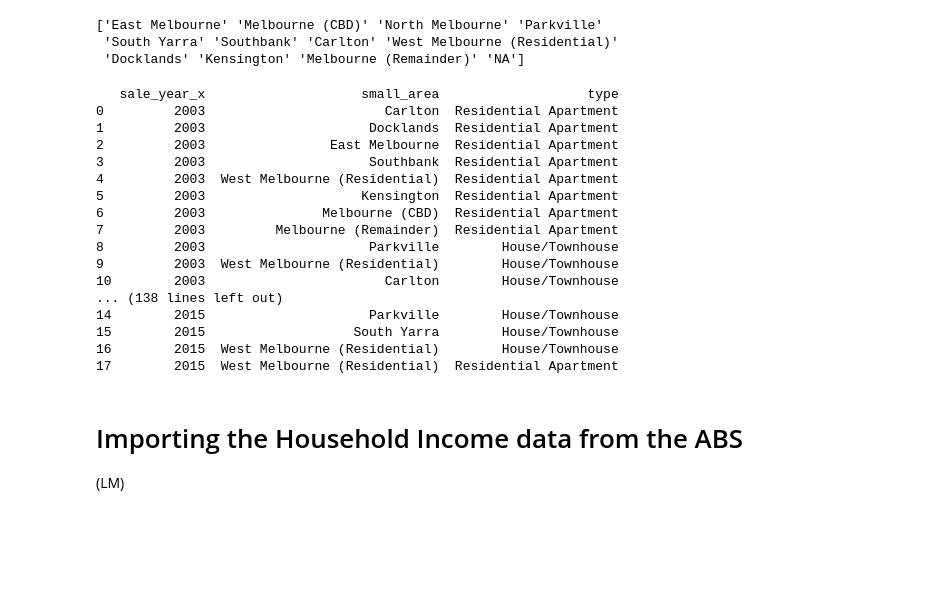
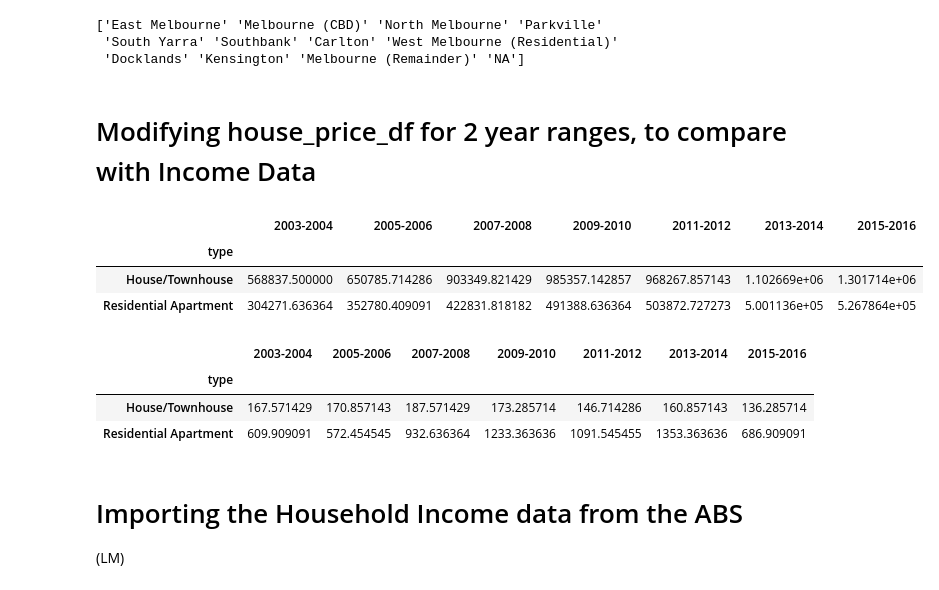
Before and after one commit to ElizabethDashwood/project-one-team2, a Jupyter notebook: HousePriceIncomeSuburb.ipynb, the cells around one changed output. Drawn from its saved outputs; the diff is of its cells as text; code cells hidden in the pictures; blank space fills up the shorter version.

Commit message:
population is now comparable to house pricing

```diff
--- a/HousePriceIncomeSuburb.ipynb
+++ b/HousePriceIncomeSuburb.ipynb
@@ -72,15 +72,15 @@ print(house_price_df["small_area"].unique())
 ['East Melbourne' 'Melbourne (CBD)' 'North Melbourne' 'Parkville'
  'South Yarra' 'Southbank' 'Carlton' 'West Melbourne (Residential)'
  'Docklands' 'Kensington' 'Melbourne (Remainder)' 'NA']
+# %% [markdown]
+# Modifying house_price_df for 2 year ranges, to compare with Income Data
 # %%
 # Modifying house_price_df for 2 year ranges, to compare with Income Data
 starting_years = list(range(2003,2015 + 1,2))
 
 # empty list to store new dictionaries
-houseTH_median_price_two_year_dict = {}
-houseTH_sum_transactions_two_year_dict = {}
-ResApt_median_price_two_year_dict = {}
-ResApt_sum_transactions_two_year_dict = {}
+median_price_two_year_dict = {}
+sum_transactions_two_year_dict = {}
 
 # loop through year ranges
 for year in starting_years:
@@ -89,41 +89,44 @@ for year in starting_years:
 
     # get intersection
     two_year = pd.merge(st_year, en_year, how ='inner', on =['small_area', 'type'])
-    average_2y = (two_year["median_price_x"] + two_year["median_price_y"])/2
 
     # get rid of "Docklands House/Townhouse" and "Southbank House/Townhouse"
+    two_year = two_year.drop(two_year[(two_year['small_area'] == 'Docklands') & (two_year['type'] == 'House/Townhouse')].index)
+    two_year = two_year.drop(two_year[(two_year['small_area'] == 'Southbank') & (two_year['type'] == 'House/Townhouse')].index)
+    two_year = two_year.reset_index(drop=True)
 
-    # for House/Townhouses
     # add together transaction counts, and average median prices
+    average_median_2y = (two_year["median_price_x"] + two_year["median_price_y"])/2
+    two_year["average_median_2y"] = average_median_2y
+    sum_transactions_2y = two_year["transaction_count_x"] + two_year["transaction_count_y"]
+    two_year["sum_transactions_2y"] = sum_transactions_2y
 
-    # for Residential Apartment
-    # add together transaction counts, and average median prices
+    # split into types
+    two_year_groupby = two_year.groupby(["type"])
+    two_year_ave_median = two_year_groupby["average_median_2y"].mean()
+    two_year_sum_transactions = two_year_groupby["sum_transactions_2y"].mean()
 
-
-    # make new dictionary - merge all dictionaries later
-    temp = {}
-    #temp.[f"%s-%s" % (year, year + 1)] = average_2y["small_area"].tolist()
-
-    print(two_year[["sale_year_x","small_area","type"]])
-    print("\n\n")
+    # put into dictionaries
+    median_price_two_year_dict[f"%s-%s" % (year, year + 1)] = two_year_ave_median
+    sum_transactions_two_year_dict[f"%s-%s" % (year, year + 1)] = two_year_sum_transactions
-# %% [output]
-   sale_year_x                    small_area                   type
-0         2003                       Carlton  Residential Apartment
-1         2003                     Docklands  Residential Apartment
-2         2003                East Melbourne  Residential Apartment
-3         2003                     Southbank  Residential Apartment
-4         2003  West Melbourne (Residential)  Residential Apartment
-5         2003                    Kensington  Residential Apartment
-6         2003               Melbourne (CBD)  Residential Apartment
-7         2003         Melbourne (Remainder)  Residential Apartment
-8         2003                     Parkville        House/Townhouse
-9         2003  West Melbourne (Residential)        House/Townhouse
-10        2003                       Carlton        House/Townhouse
-... (138 lines left out)
-14        2015                     Parkville        House/Townhouse
-15        2015                   South Yarra        House/Townhouse
-16        2015  West Melbourne (Residential)        House/Townhouse
-17        2015  West Melbourne (Residential)  Residential Apartment
+# %%
+# median price DF
+median_price_two_year_df = pd.DataFrame(median_price_two_year_dict)
+median_price_two_year_df.head(17)
+# %% [output]
+|  | 2003-2004 | 2005-2006 | 2007-2008 | 2009-2010 | 2011-2012 | 2013-2014 | 2015-2016 |
+| type |  |  |  |  |  |  |  |
+| House/Townhouse | 568837.500000 | 650785.714286 | 903349.821429 | 985357.142857 | 968267.857143 | 1.102669e+06 | 1.301714e+06 |
+| Residential Apartment | 304271.636364 | 352780.409091 | 422831.818182 | 491388.636364 | 503872.727273 | 5.001136e+05 | 5.267864e+05 |
+# %%
+# number of transactions DF
+sum_transactions_two_year_df = pd.DataFrame(sum_transactions_two_year_dict)
+sum_transactions_two_year_df.head(17)
+# %% [output]
+|  | 2003-2004 | 2005-2006 | 2007-2008 | 2009-2010 | 2011-2012 | 2013-2014 | 2015-2016 |
+| type |  |  |  |  |  |  |  |
+| House/Townhouse | 167.571429 | 170.857143 | 187.571429 | 173.285714 | 146.714286 | 160.857143 | 136.285714 |
+| Residential Apartment | 609.909091 | 572.454545 | 932.636364 | 1233.363636 | 1091.545455 | 1353.363636 | 686.909091 |
 # %% [markdown]
 # Importing the Household Income data from the ABS
 (LM)
```
Also changed, not shown: 1 other file.
